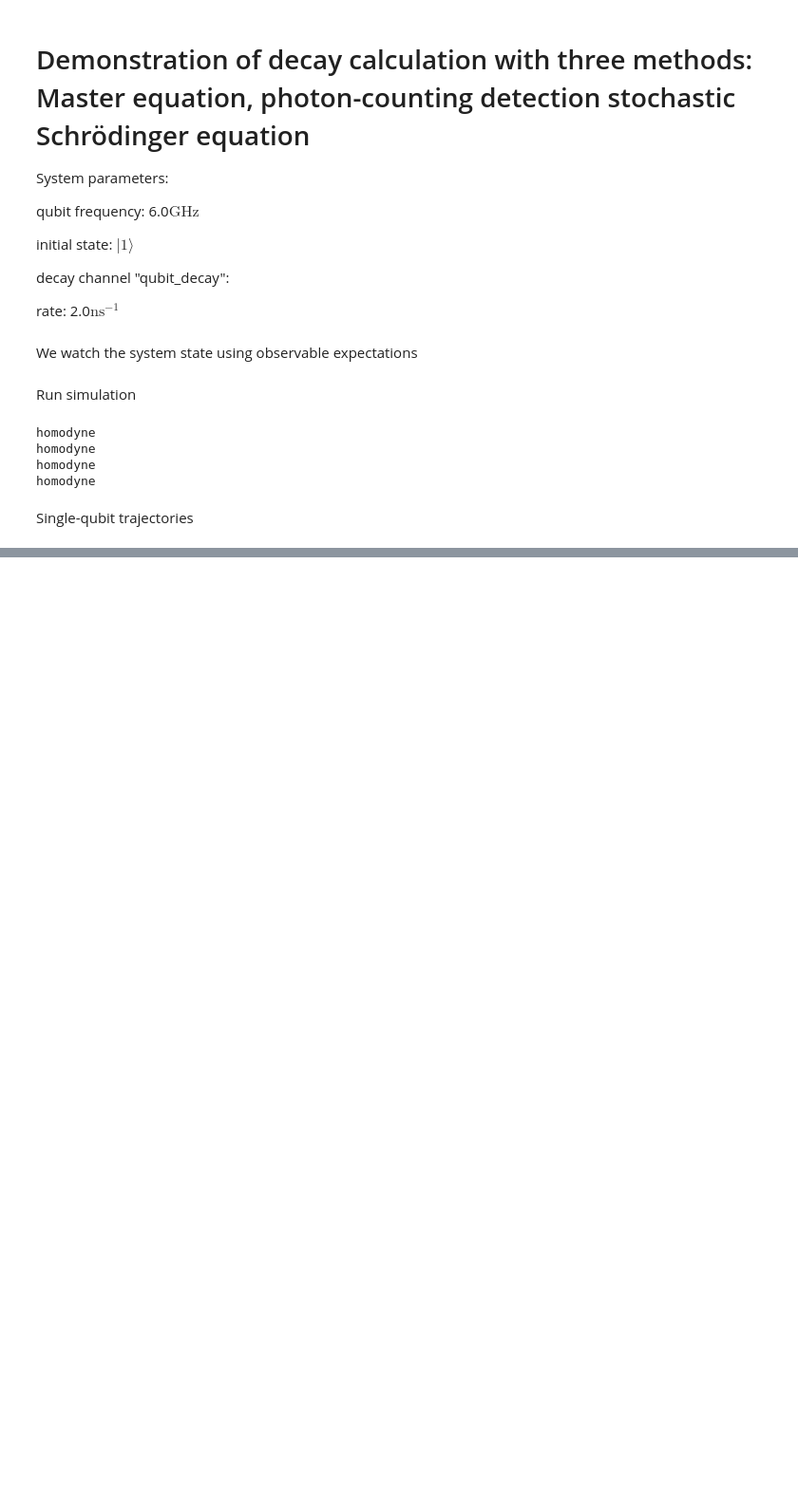
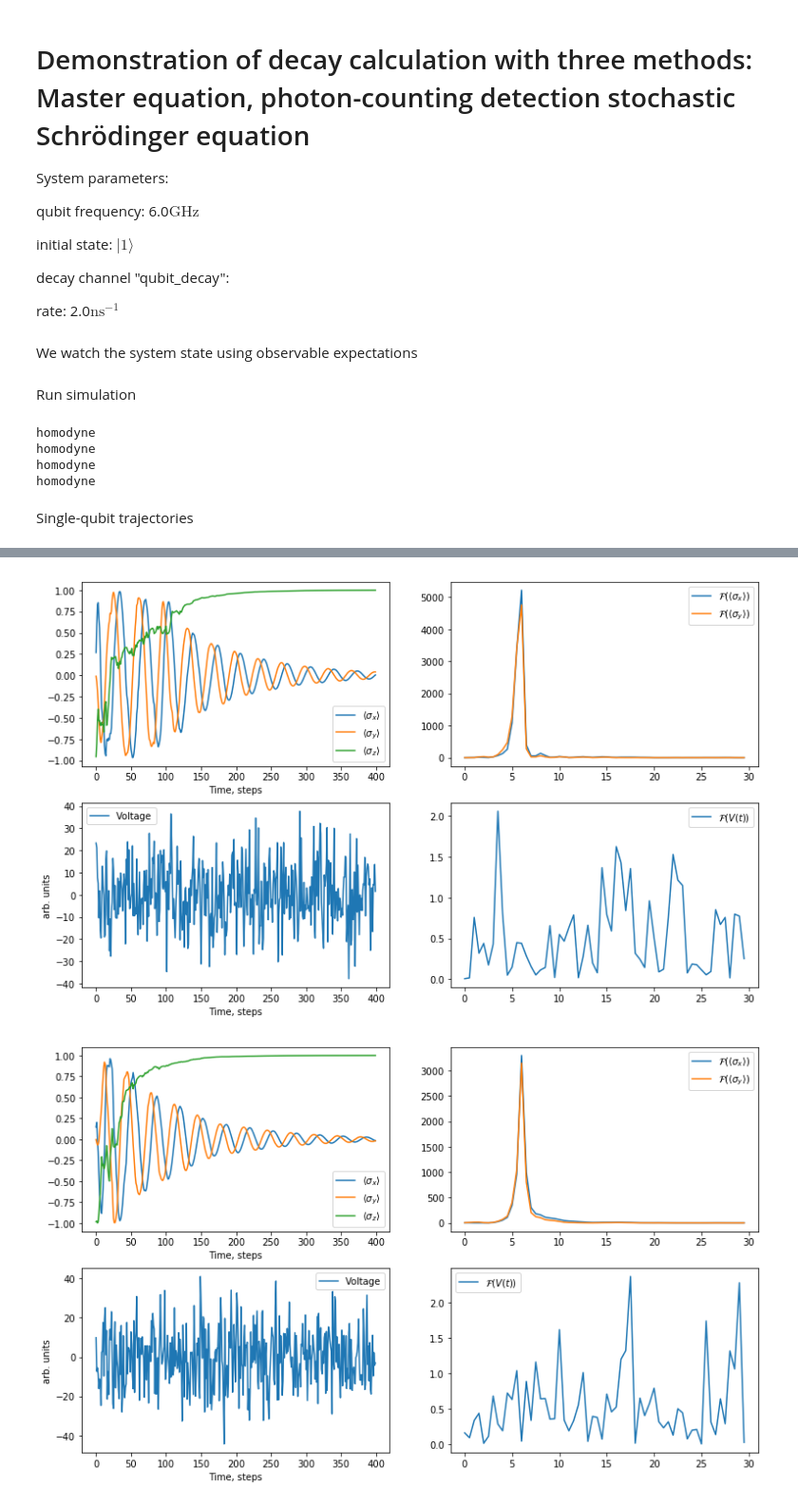
Before and after one commit to ooovector/QuTFyP, a Jupyter notebook: Decay Demonstration.ipynb, the cells around one changed output, grey strips where cells are left out. Shown at 95% size. Saved outputs shown, nothing was run; the diff lists cells and outputs as text; code cells hidden in the pictures; blank space fills up the shorter version.

```diff
--- a/Decay Demonstration.ipynb
+++ b/Decay Demonstration.ipynb
@@ -130,7 +114,0 @@ Bloch.show()
-# %%
-#plt.figure()
-figs, axes = plt.subplots(1,2, figsize=(13,4))
-axes[0].plot(np.asarray([expectations_vec_homodyne['qubit_x'][:,3],
-                     expectations_vec_homodyne['qubit_y'][:,3],
-                     -2*expectations_vec_homodyne['qubit_z'][:,3]+1]).T)
-axes[1].plot(measurements_vec_homodyne['qubit_decay'][:,3])
@@ -163,0 +148,52 @@ plt.plot(np.asarray([expectations_vec_homodyne['qubit_x'][:,2],
+# %%
+for tid in [0,1,2,3,'mean']:
+    #plt.figure()
+    figs, axes = plt.subplots(2,2, figsize=(13,8))
+    color_cycle = plt.rcParams['axes.color_cycle']
+    evh = expectations_vec_homodyne
+    mvh = measurements_vec_homodyne
+    evhx = evh['qubit_x']
+    evhy = evh['qubit_y']
+    evhz = evh['qubit_z']
+    evhxiq = np.real(evhx)-np.imag(evhy) if rwa else evhx
+    evhyiq = np.imag(evhx)+np.real(evhy) if rwa else evhy
+    expectation_x = evhxiq[:,tid] if tid != 'mean' else np.mean(evhxiq, axis=1)
+    expectation_y = evhyiq[:,tid] if tid != 'mean' else np.mean(evhyiq, axis=1)
+    expectation_z = evhz[:,tid] if tid != 'mean' else np.mean(evhz, axis=1)
+    measurement = mvh['qubit_decay'][:,tid] if tid != 'mean' else np.mean(mvh['qubit_decay'], axis=1)
+    if tid != 'mean':
+        measurement_ft = np.fft.fftshift(np.abs(np.fft.ifft(mvh['qubit_decay'][:,tid], axis=0))**2)
+    else:
+        measurement_ft = np.fft.fftshift(np.mean(np.abs(np.fft.ifft(mvh['qubit_decay'], axis=0))**2, axis=1))
+    expectation_x_ft = np.fft.fftshift(np.abs((np.fft.fft(expectation_x))**2))
+    expectation_y_ft = np.fft.fftshift(np.abs((np.fft.fft(expectation_y))**2))
+    freqs = np.fft.fftshift(np.fft.fftfreq(n=len(expectation_x_ft), d=1./qed.decoherences['qubit_decay']['sample_rate']))
+
+    expectation_x_ft = expectation_x_ft[np.logical_and(freqs>=0, freqs<30)]
+    expectation_y_ft = expectation_y_ft[np.logical_and(freqs>=0, freqs<30)]
+    measurement_ft = measurement_ft[np.logical_and(freqs>=0, freqs<30)]
+    freqs = freqs[np.logical_and(freqs>=0, freqs<30)]
+
+    axes[0,0].plot(expectation_x, color=color_cycle[0], label='$\\langle \\sigma_x \\rangle$')
+    axes[0,0].plot(expectation_y, color=color_cycle[1], label='$\\langle \\sigma_y \\rangle$')
+    axes[0,0].plot(-2*expectation_z+1, color=color_cycle[2], label='$\\langle \\sigma_z  \\rangle$')
+
+    axes[1,0].plot(measurement, label='Voltage')
+    axes[0,0].legend()
+    axes[1,0].legend()
+    axes[0,0].set_xlabel('Time, steps')
+    axes[1,0].set_xlabel('Time, steps')
+    axes[1,0].set_ylabel('arb. units')
+
+    axes[0,1].plot(freqs, expectation_x_ft, label='$\\mathcal{F}\\left(\\langle \\sigma_x \\rangle\\right)$')
+    axes[0,1].plot(freqs, expectation_y_ft, label='$\\mathcal{F}\\left(\\langle \\sigma_y \\rangle\\right)$')
+    axes[0,1].legend()
+
+    axes[1,1].plot(freqs, measurement_ft, label='$\\mathcal{F}\\left(V(t)\\right)$')
+    axes[1,1].legend()
+
+    plt.savefig('Decay demonstration homodyne trajectory {} {}.png'.format(tid, 'rwa' if rwa else 'non-rwa'))
+    plt.show()
+# %% [output]
+[figure, added]
+[figure, added]
```
Also changed, not shown: parts of 12 cells of this notebook, 37 other files.
